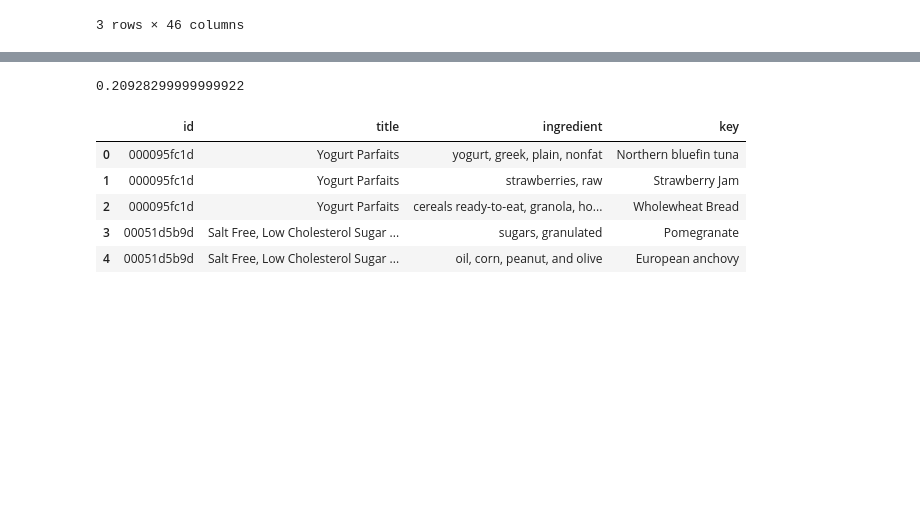
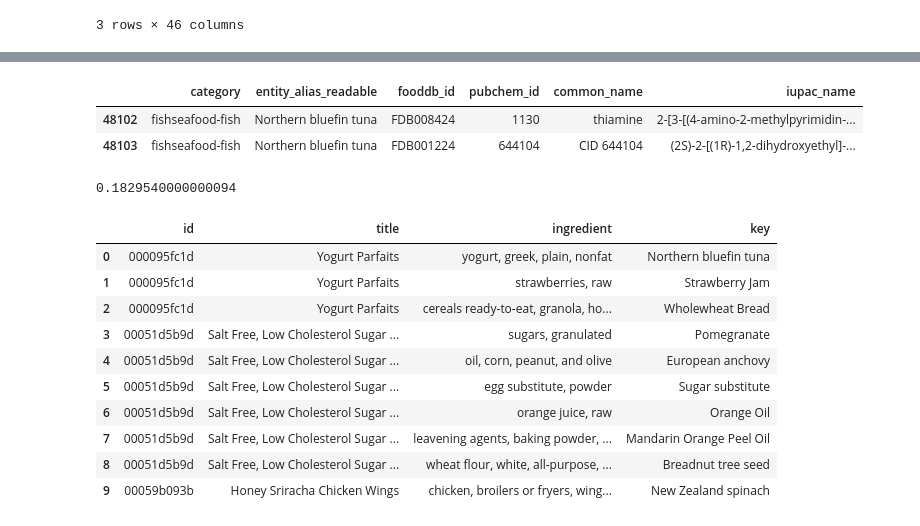
Before and after one commit to jhwaffles/cse6242-team58-project, a Jupyter notebook: data_prep/data_prep.ipynb, the cells around one changed output, grey strips where cells are left out. Cells and saved outputs as stored; diff of their text form; code cells hidden in the pictures; blank space fills up the shorter version.

```diff
--- a/data_prep/data_prep.ipynb
+++ b/data_prep/data_prep.ipynb
@@ -63,4 +102,6 @@ flatten_food_df = flatten_food_df.iloc[0:partition, :] # partition to a small su
 ## re-order the column header and rename ingredient
 flatten_food_df = flatten_food_df[["id", "title", "text"]]
 flatten_food_df = flatten_food_df.rename(columns = {"text": "ingredient"})
+flatten_food_df = flatten_food_df.drop_duplicates(subset=['id', 'ingredient']) # remove duplicated ingredients for each food
+flatten_food_df = flatten_food_df.reset_index(drop=True)
 # %%
@@ -93,6 +177,12 @@ flatten_flavor_df.iloc[0:10, :]
 | 7 | animalproduct | Egg | FDB012084 | 12180 | Methyl butyrate | methyl butanoate |
 | 8 | animalproduct | Egg | FDB003349 | 18827 | 1-Octen-3-Ol | oct-1-en-3-ol |
 | 9 | animalproduct | Egg | FDB008541 | 18635 | 3-(Methylthio)propionaldehyde | 3-methylsulfanylpropanal |
+# %%
+flatten_flavor_df[flatten_flavor_df["entity_alias_readable"]=="Northern bluefin tuna"]
+# %% [output]
+|  | category | entity_alias_readable | fooddb_id | pubchem_id | common_name | iupac_name |
+| 48102 | fishseafood-fish | Northern bluefin tuna | FDB008424 | 1130 | thiamine | 2-[3-[(4-amino-2-methylpyrimidin-... |
+| 48103 | fishseafood-fish | Northern bluefin tuna | FDB001224 | 644104 | CID 644104 | (2S)-2-[(1R)-1,2-dihydroxyethyl]-... |
 # %%
 # ## fuzzywuzzy implementation
 # ingredients = flavor_df["entity_alias_readable"].unique()
@@ -108,16 +198,21 @@ flatten_food_df['key']=flatten_food_df['ingredient'].apply(lambda x : min(ingred
 duration = time.process_time() - start
 print(duration)
 # %% [output]
-0.20928299999999922
+0.1829540000000094
 # %%
-flatten_food_df.iloc[0:5, :]
+flatten_food_df.iloc[0:10, :]
 # %% [output]
 |  | id | title | ingredient | key |
 | 0 | 000095fc1d | Yogurt Parfaits | yogurt, greek, plain, nonfat | Northern bluefin tuna |
 | 1 | 000095fc1d | Yogurt Parfaits | strawberries, raw | Strawberry Jam |
 | 2 | 000095fc1d | Yogurt Parfaits | cereals ready-to-eat, granola, ho... | Wholewheat Bread |
 | 3 | 00051d5b9d | Salt Free, Low Cholesterol Sugar ... | sugars, granulated | Pomegranate |
 | 4 | 00051d5b9d | Salt Free, Low Cholesterol Sugar ... | oil, corn, peanut, and olive | European anchovy |
+| 5 | 00051d5b9d | Salt Free, Low Cholesterol Sugar ... | egg substitute, powder | Sugar substitute |
+| 6 | 00051d5b9d | Salt Free, Low Cholesterol Sugar ... | orange juice, raw | Orange Oil |
+| 7 | 00051d5b9d | Salt Free, Low Cholesterol Sugar ... | leavening agents, baking powder, ... | Mandarin Orange Peel Oil |
+| 8 | 00051d5b9d | Salt Free, Low Cholesterol Sugar ... | wheat flour, white, all-purpose, ... | Breadnut tree seed |
+| 9 | 00059b093b | Honey Sriracha Chicken Wings | chicken, broilers or fryers, wing... | New Zealand spinach |
 # %%
 ## join two dataset on ingredients
 merged_df = flatten_flavor_df.merge(flatten_food_df,left_on='entity_alias_readable',right_on='key', how="inner")
```
Also changed, not shown: parts of 22 cells of this notebook, 1 other file.
